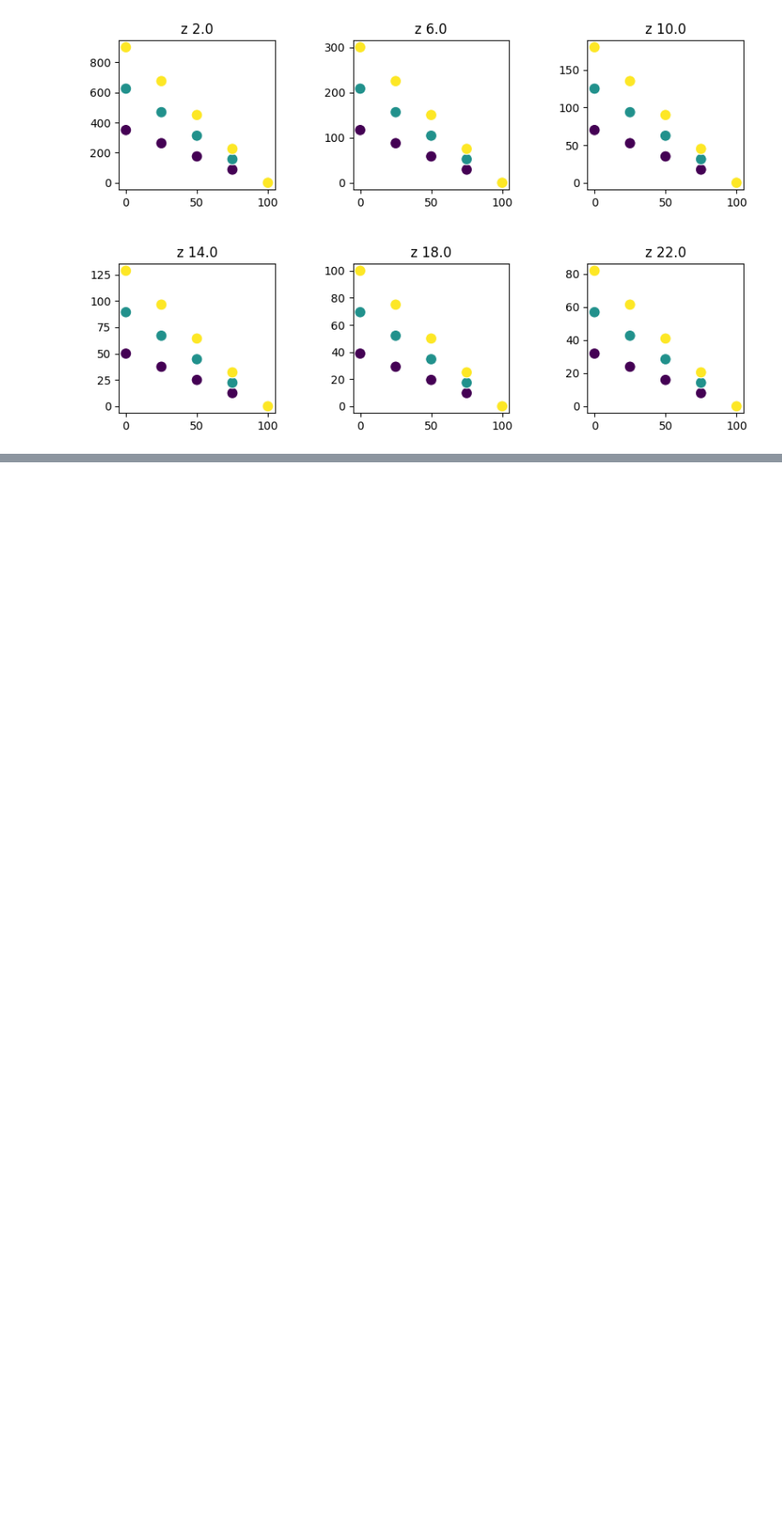
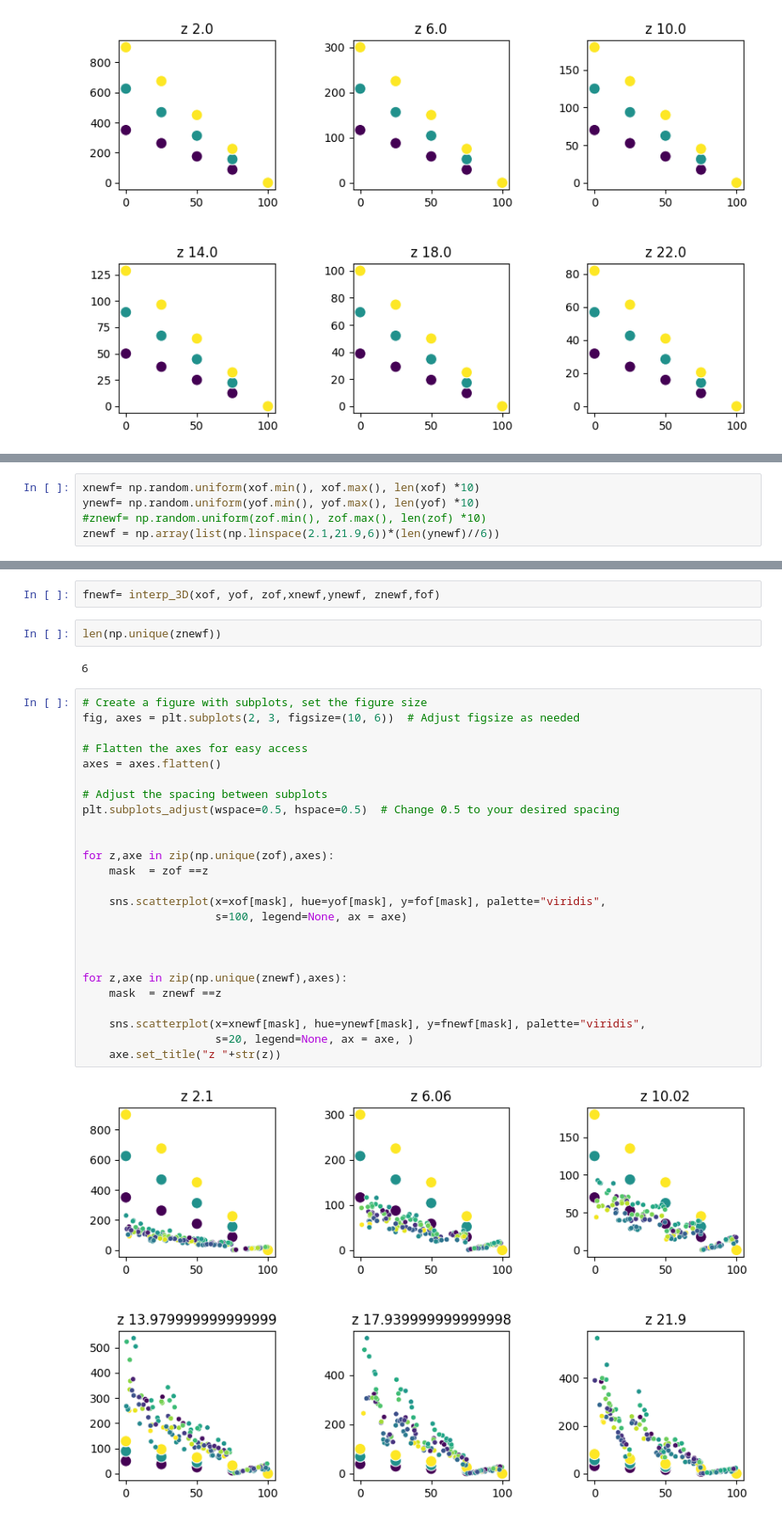
Before and after one commit to bouz1/bouz1.github.io, a Jupyter notebook: pages/others_pages/Divers_notebook/Understand_Interpolation_1d_2d_3d.ipynb, the cells around one changed output, grey strips where cells are left out. Shown at 85% size. Cells and saved outputs as stored; diff of their text form; blank space fills up the shorter version.

```diff
--- a/pages/others_pages/Divers_notebook/Understand_Interpolation_1d_2d_3d.ipynb
+++ b/pages/others_pages/Divers_notebook/Understand_Interpolation_1d_2d_3d.ipynb
@@ -445,0 +518,5 @@ for z,axe in zip(np.unique(zof),axes):
+# %%
+xnewf= np.random.uniform(xof.min(), xof.max(), len(xof) *10)
+ynewf= np.random.uniform(yof.min(), yof.max(), len(yof) *10)
+#znewf= np.random.uniform(zof.min(), zof.max(), len(zof) *10)
+znewf = np.array(list(np.linspace(2.1,21.9,6))*(len(ynewf)//6))
@@ -450,2 +563,35 @@ NameError: name 'TBC' is not defined
 # %% [markdown]
 <img width="600" src="embedded-picture-1" />
+# %%
+fnewf= interp_3D(xof, yof, zof,xnewf,ynewf, znewf,fof)
+# %%
+len(np.unique(znewf))
+# %% [output]
+6
+# %%
+# Create a figure with subplots, set the figure size
+fig, axes = plt.subplots(2, 3, figsize=(10, 6))  # Adjust figsize as needed
+
+# Flatten the axes for easy access
+axes = axes.flatten()
+
+# Adjust the spacing between subplots
+plt.subplots_adjust(wspace=0.5, hspace=0.5)  # Change 0.5 to your desired spacing
+
+
+for z,axe in zip(np.unique(zof),axes):
+    mask  = zof ==z
+
+    sns.scatterplot(x=xof[mask], hue=yof[mask], y=fof[mask], palette="viridis",
+                    s=100, legend=None, ax = axe)
+
+
+
+for z,axe in zip(np.unique(znewf),axes):
+    mask  = znewf ==z
+
+    sns.scatterplot(x=xnewf[mask], hue=ynewf[mask], y=fnewf[mask], palette="viridis",
+                    s=20, legend=None, ax = axe, )
+    axe.set_title("z "+str(z))
+# %% [output]
+[figure, added]
```
Also changed, not shown: parts of 9 cells of this notebook.
